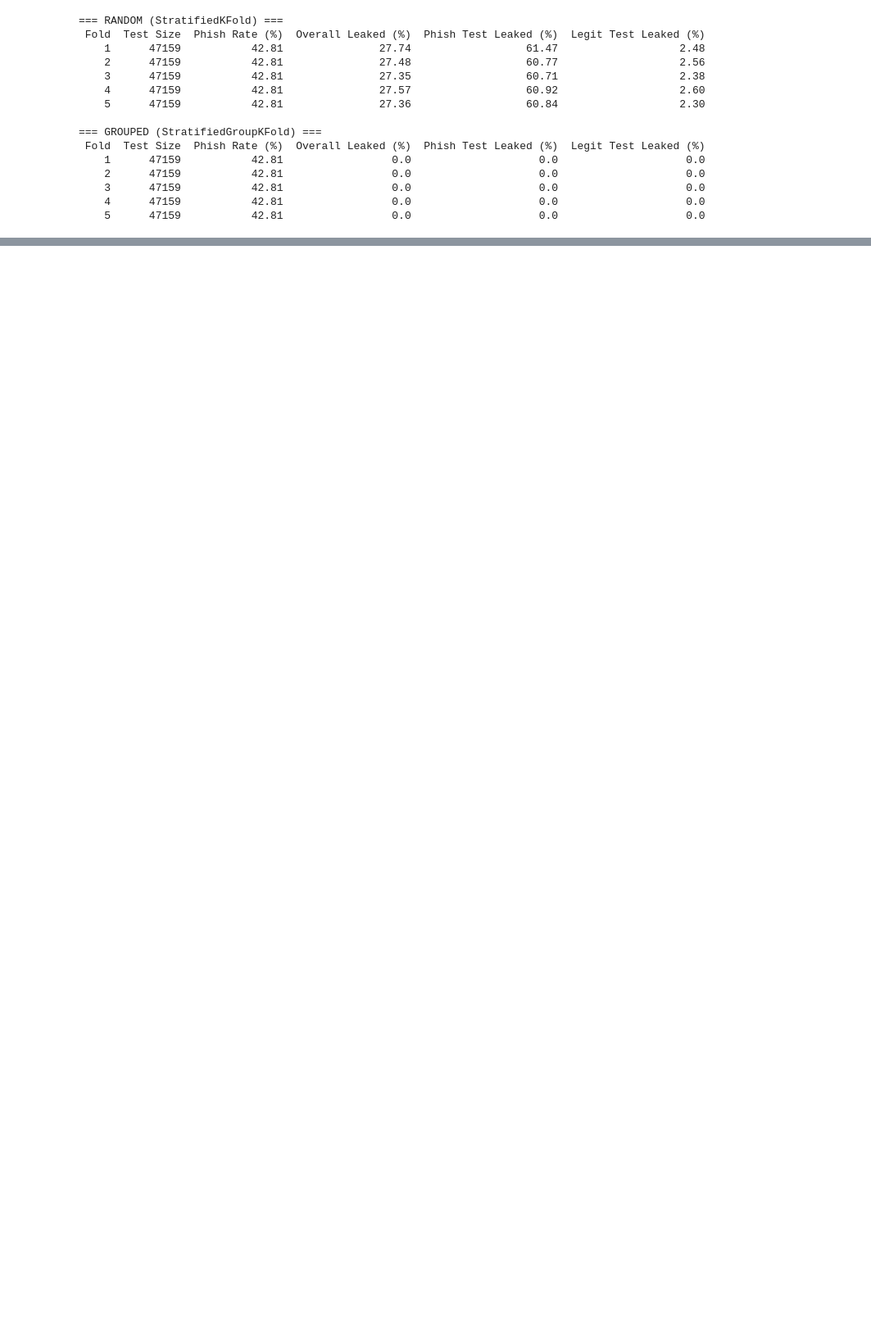
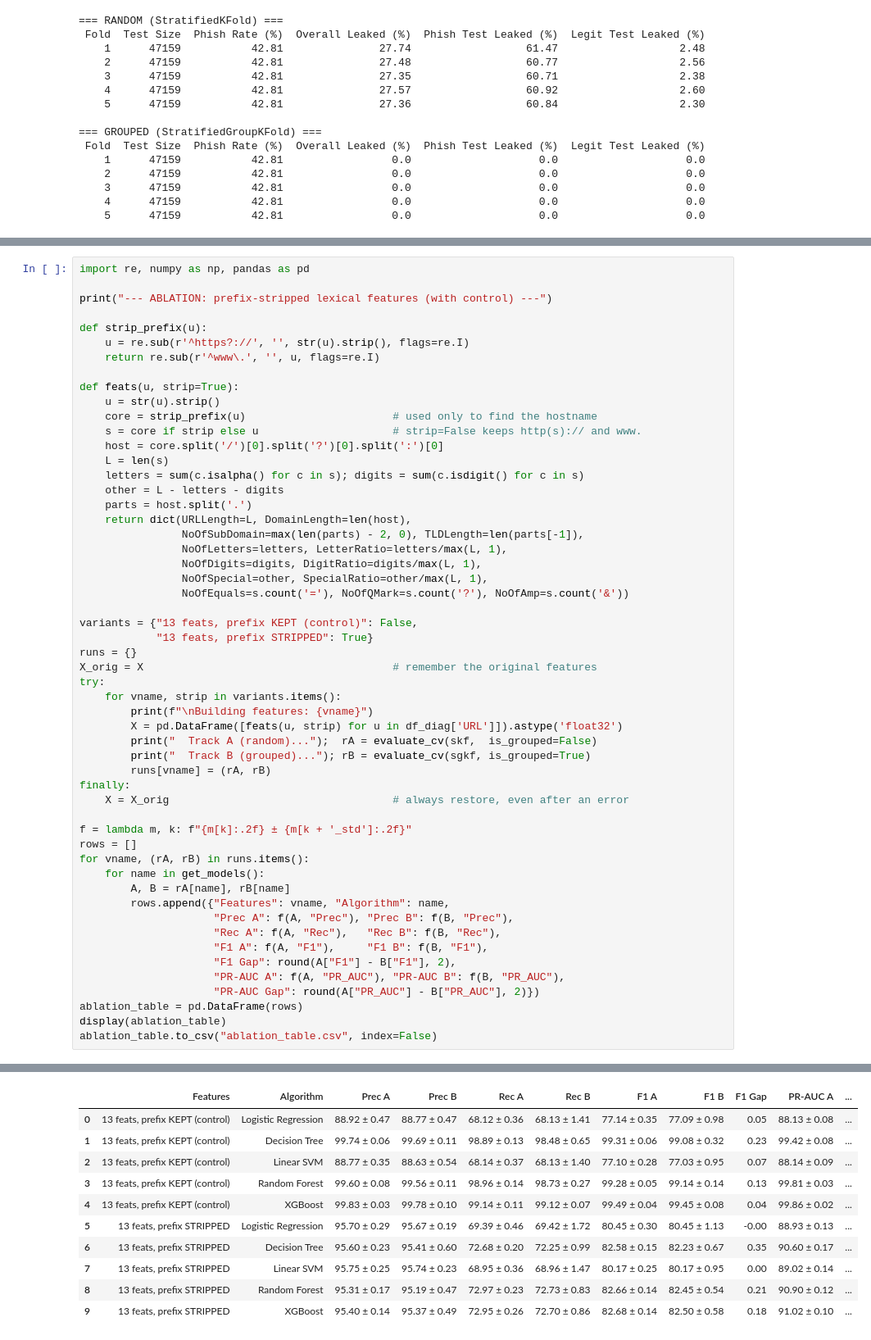
Before and after one commit to Yuvraj250/phishing-leakage-audit, a Jupyter notebook: notebooks/audit_pipeline.ipynb, the cells around one changed output, grey strips where cells are left out. Shown at 82% size. Drawn from its saved outputs; the diff is of its cells as text; blank space fills up the shorter version.

```diff
--- a/notebooks/audit_pipeline.ipynb
+++ b/notebooks/audit_pipeline.ipynb
@@ -261,0 +548,55 @@ audit(StratifiedGroupKFold(5, shuffle=True, random_state=42), "GROUPED (Stratifi
+# %%
+import re, numpy as np, pandas as pd
+
+print("--- ABLATION: prefix-stripped lexical features (with control) ---")
+
+def strip_prefix(u):
+    u = re.sub(r'^https?://', '', str(u).strip(), flags=re.I)
+    return re.sub(r'^www\.', '', u, flags=re.I)
+
+def feats(u, strip=True):
+    u = str(u).strip()
+    core = strip_prefix(u)                       # used only to find the hostname
+    s = core if strip else u                     # strip=False keeps http(s):// and www.
+    host = core.split('/')[0].split('?')[0].split(':')[0]
+    L = len(s)
+    letters = sum(c.isalpha() for c in s); digits = sum(c.isdigit() for c in s)
+    other = L - letters - digits
+    parts = host.split('.')
+    return dict(URLLength=L, DomainLength=len(host),
+                NoOfSubDomain=max(len(parts) - 2, 0), TLDLength=len(parts[-1]),
+                NoOfLetters=letters, LetterRatio=letters/max(L, 1),
+                NoOfDigits=digits, DigitRatio=digits/max(L, 1),
+                NoOfSpecial=other, SpecialRatio=other/max(L, 1),
+                NoOfEquals=s.count('='), NoOfQMark=s.count('?'), NoOfAmp=s.count('&'))
+
+variants = {"13 feats, prefix KEPT (control)": False,
+            "13 feats, prefix STRIPPED": True}
+runs = {}
+X_orig = X                                       # remember the original features
+try:
+    for vname, strip in variants.items():
+        print(f"\nBuilding features: {vname}")
+        X = pd.DataFrame([feats(u, strip) for u in df_diag['URL']]).astype('float32')
+        print("  Track A (random)...");  rA = evaluate_cv(skf,  is_grouped=False)
+        print("  Track B (grouped)..."); rB = evaluate_cv(sgkf, is_grouped=True)
+        runs[vname] = (rA, rB)
+finally:
+    X = X_orig                                   # always restore, even after an error
+
+f = lambda m, k: f"{m[k]:.2f} ± {m[k + '_std']:.2f}"
+rows = []
+for vname, (rA, rB) in runs.items():
+    for name in get_models():
+        A, B = rA[name], rB[name]
+        rows.append({"Features": vname, "Algorithm": name,
+                     "Prec A": f(A, "Prec"), "Prec B": f(B, "Prec"),
+                     "Rec A": f(A, "Rec"),   "Rec B": f(B, "Rec"),
+                     "F1 A": f(A, "F1"),     "F1 B": f(B, "F1"),
+                     "F1 Gap": round(A["F1"] - B["F1"], 2),
+                     "PR-AUC A": f(A, "PR_AUC"), "PR-AUC B": f(B, "PR_AUC"),
+                     "PR-AUC Gap": round(A["PR_AUC"] - B["PR_AUC"], 2)})
+ablation_table = pd.DataFrame(rows)
+display(ablation_table)
+ablation_table.to_csv("ablation_table.csv", index=False)
+# %% [output]
@@ -261,0 +620,11 @@ audit(StratifiedGroupKFold(5, shuffle=True, random_state=42), "GROUPED (Stratifi
+|  | Features | Algorithm | Prec A | Prec B | Rec A | Rec B | F1 A | F1 B | F1 Gap | PR-AUC A | ... |
+| 0 | 13 feats, prefix KEPT (control) | Logistic Regression | 88.92 ± 0.47 | 88.77 ± 0.47 | 68.12 ± 0.36 | 68.13 ± 1.41 | 77.14 ± 0.35 | 77.09 ± 0.98 | 0.05 | 88.13 ± 0.08 | ... |
+| 1 | 13 feats, prefix KEPT (control) | Decision Tree | 99.74 ± 0.06 | 99.69 ± 0.11 | 98.89 ± 0.13 | 98.48 ± 0.65 | 99.31 ± 0.06 | 99.08 ± 0.32 | 0.23 | 99.42 ± 0.08 | ... |
+| 2 | 13 feats, prefix KEPT (control) | Linear SVM | 88.77 ± 0.35 | 88.63 ± 0.54 | 68.14 ± 0.37 | 68.13 ± 1.40 | 77.10 ± 0.28 | 77.03 ± 0.95 | 0.07 | 88.14 ± 0.09 | ... |
+| 3 | 13 feats, prefix KEPT (control) | Random Forest | 99.60 ± 0.08 | 99.56 ± 0.11 | 98.96 ± 0.14 | 98.73 ± 0.27 | 99.28 ± 0.05 | 99.14 ± 0.14 | 0.13 | 99.81 ± 0.03 | ... |
+| 4 | 13 feats, prefix KEPT (control) | XGBoost | 99.83 ± 0.03 | 99.78 ± 0.10 | 99.14 ± 0.11 | 99.12 ± 0.07 | 99.49 ± 0.04 | 99.45 ± 0.08 | 0.04 | 99.86 ± 0.02 | ... |
+| 5 | 13 feats, prefix STRIPPED | Logistic Regression | 95.70 ± 0.29 | 95.67 ± 0.19 | 69.39 ± 0.46 | 69.42 ± 1.72 | 80.45 ± 0.30 | 80.45 ± 1.13 | -0.00 | 88.93 ± 0.13 | ... |
+| 6 | 13 feats, prefix STRIPPED | Decision Tree | 95.60 ± 0.23 | 95.41 ± 0.60 | 72.68 ± 0.20 | 72.25 ± 0.99 | 82.58 ± 0.15 | 82.23 ± 0.67 | 0.35 | 90.60 ± 0.17 | ... |
+| 7 | 13 feats, prefix STRIPPED | Linear SVM | 95.75 ± 0.25 | 95.74 ± 0.23 | 68.95 ± 0.36 | 68.96 ± 1.47 | 80.17 ± 0.25 | 80.17 ± 0.95 | 0.00 | 89.02 ± 0.14 | ... |
+| 8 | 13 feats, prefix STRIPPED | Random Forest | 95.31 ± 0.17 | 95.19 ± 0.47 | 72.97 ± 0.23 | 72.73 ± 0.83 | 82.66 ± 0.14 | 82.45 ± 0.54 | 0.21 | 90.90 ± 0.12 | ... |
+| 9 | 13 feats, prefix STRIPPED | XGBoost | 95.40 ± 0.14 | 95.37 ± 0.49 | 72.95 ± 0.26 | 72.70 ± 0.86 | 82.68 ± 0.14 | 82.50 ± 0.58 | 0.18 | 91.02 ± 0.10 | ... |
```
Also changed, not shown: parts of 8 cells of this notebook.
